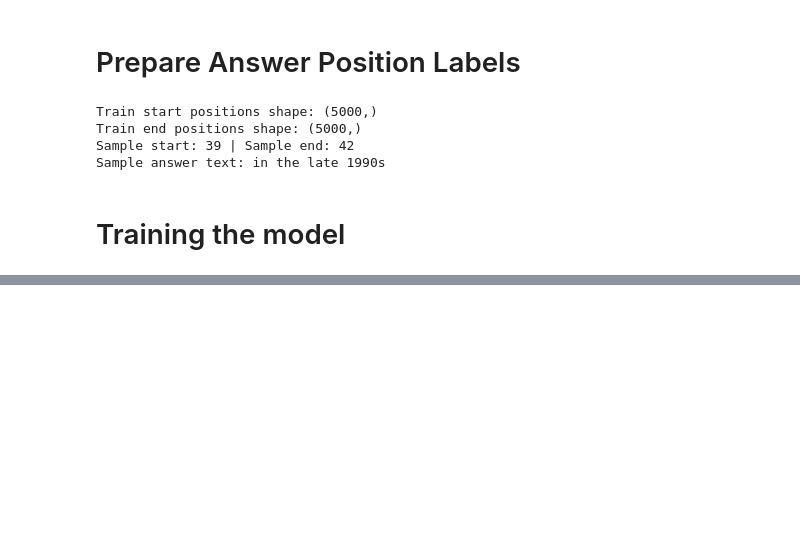
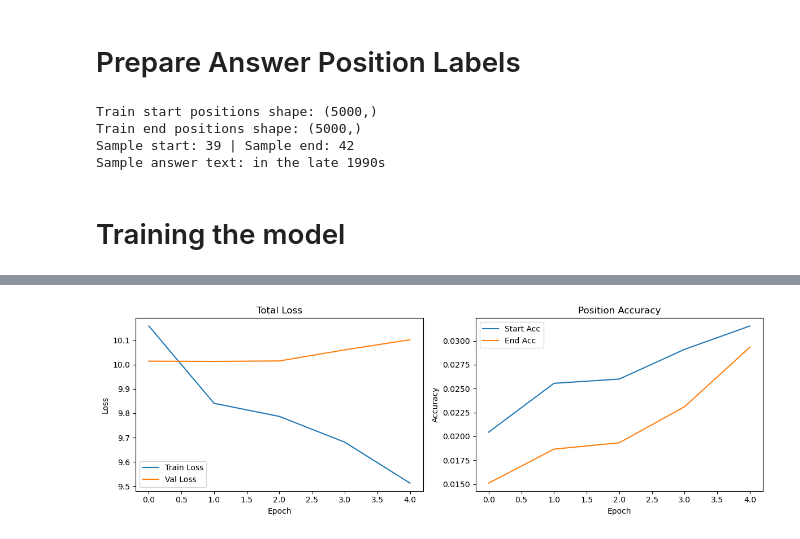
Before and after one commit to anusha928/Question-Answer-System-on-SQuAD, a Jupyter notebook: QA_System.ipynb, the cells around one changed output, grey strips where cells are left out. Saved outputs shown, nothing was run; the diff lists cells and outputs as text; code cells hidden in the pictures; blank space fills up the shorter version.

```diff
--- a/QA_System.ipynb
+++ b/QA_System.ipynb
@@ -522,0 +619,23 @@ print("Actual start:", dev_start[0], "| actual end:", dev_end[0])
+# %%
+plt.figure(figsize=(12, 4))
+
+plt.subplot(1, 2, 1)
+plt.plot(history.history["loss"], label="Train Loss")
+plt.plot(history.history["val_loss"], label="Val Loss")
+plt.title("Total Loss")
+plt.xlabel("Epoch")
+plt.ylabel("Loss")
+plt.legend()
+
+plt.subplot(1, 2, 2)
+plt.plot(history.history["start_position_accuracy"], label="Start Acc")
+plt.plot(history.history["end_position_accuracy"], label="End Acc")
+plt.title("Position Accuracy")
+plt.xlabel("Epoch")
+plt.ylabel("Accuracy")
+plt.legend()
+
+plt.tight_layout()
+plt.show()
+# %% [output]
+[figure, added]
```
Also changed, not shown: parts of 8 cells of this notebook.
